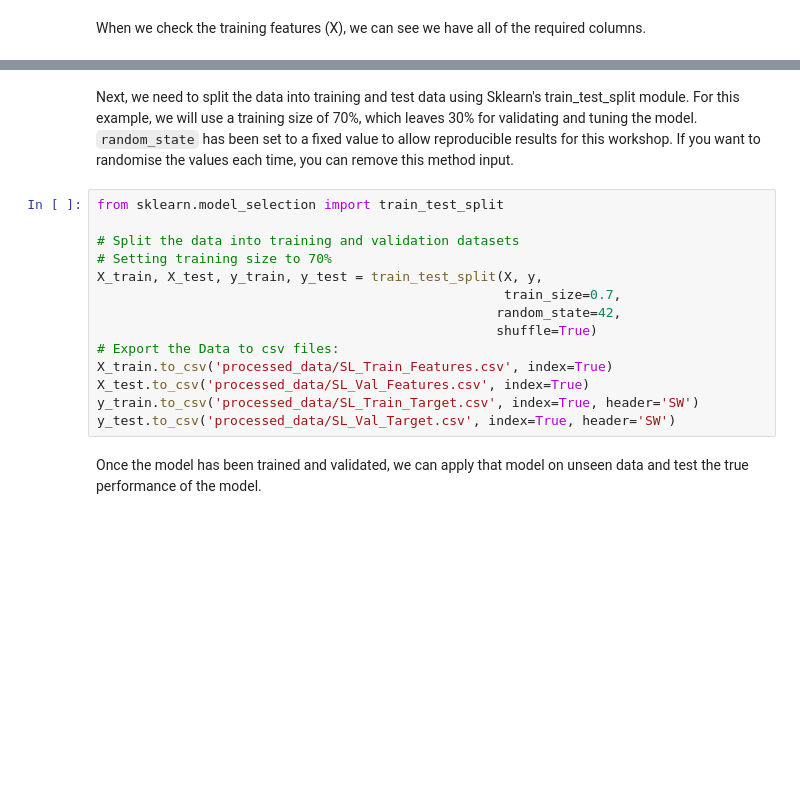
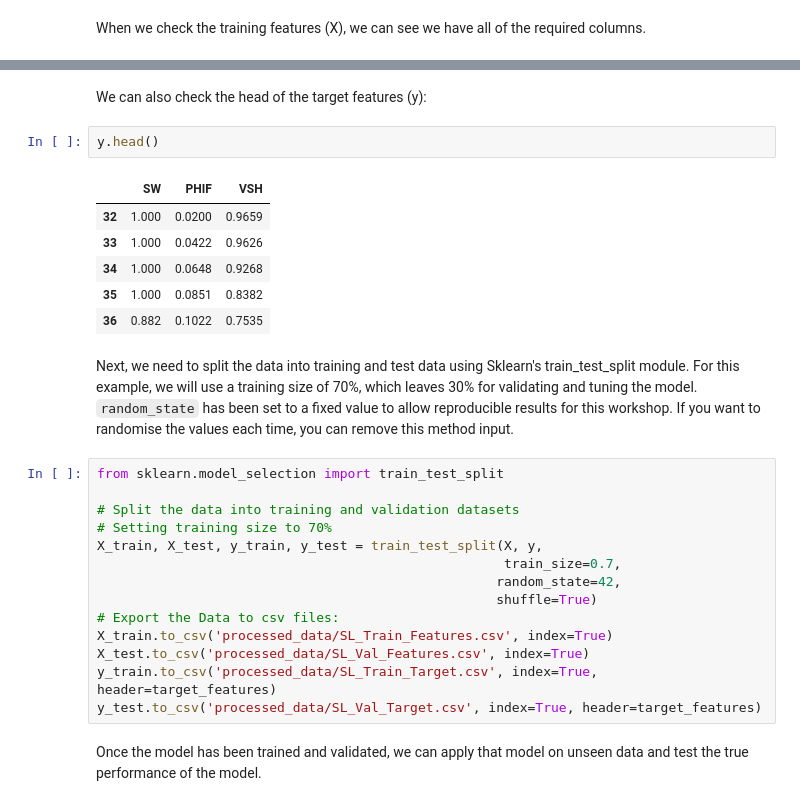
Before and after one commit to SPWLA-ORG/spwla2021_ml_workshop, a Jupyter notebook: 1.3 - Outlier Detection.ipynb, the cells around one changed output, grey strips where cells are left out. Saved outputs shown, nothing was run; the diff lists cells and outputs as text; blank space fills up the shorter version.

```diff
--- a/1.3 - Outlier Detection.ipynb
+++ b/1.3 - Outlier Detection.ipynb
@@ -445,3 +468,14 @@ X.head()
+# %% [markdown]
+We can also check the head of the target features (y):
+# %%
+y.head()
+# %% [output]
+|  | SW | PHIF | VSH |
+| 32 | 1.000 | 0.0200 | 0.9659 |
+| 33 | 1.000 | 0.0422 | 0.9626 |
+| 34 | 1.000 | 0.0648 | 0.9268 |
+| 35 | 1.000 | 0.0851 | 0.8382 |
+| 36 | 0.882 | 0.1022 | 0.7535 |
 # %% [markdown]
 Next, we need to split the data into training and test data using Sklearn's train_test_split module.
 For this example, we will use a training size of 70%, which leaves 30% for validating and tuning the model. `random_state` has been set to a fixed value to allow reproducible results for this workshop. If you want to randomise the values each time, you can remove this method input.
@@ -457,8 +491,8 @@ X_train, X_test, y_train, y_test = train_test_split(X, y,
 # Export the Data to csv files:
 X_train.to_csv('processed_data/SL_Train_Features.csv', index=True)
 X_test.to_csv('processed_data/SL_Val_Features.csv', index=True)
-y_train.to_csv('processed_data/SL_Train_Target.csv', index=True, header='SW')
-y_test.to_csv('processed_data/SL_Val_Target.csv', index=True, header='SW')
+y_train.to_csv('processed_data/SL_Train_Target.csv', index=True, header=target_features)
+y_test.to_csv('processed_data/SL_Val_Target.csv', index=True, header=target_features)
 # %% [markdown]
 Once the model has been trained and validated, we can apply that model on unseen data and test the true performance of the model.
 # %%
```
Also changed, not shown: parts of 4 cells of this notebook, 5 other files.
